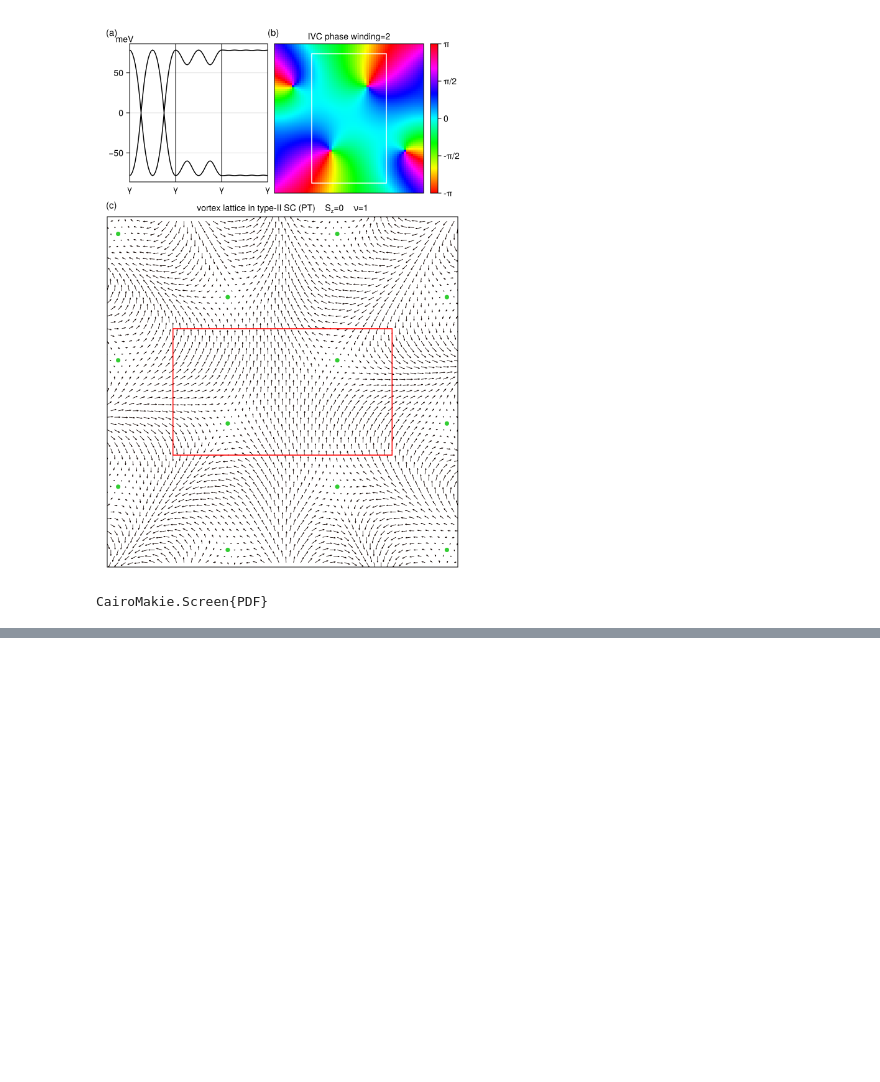
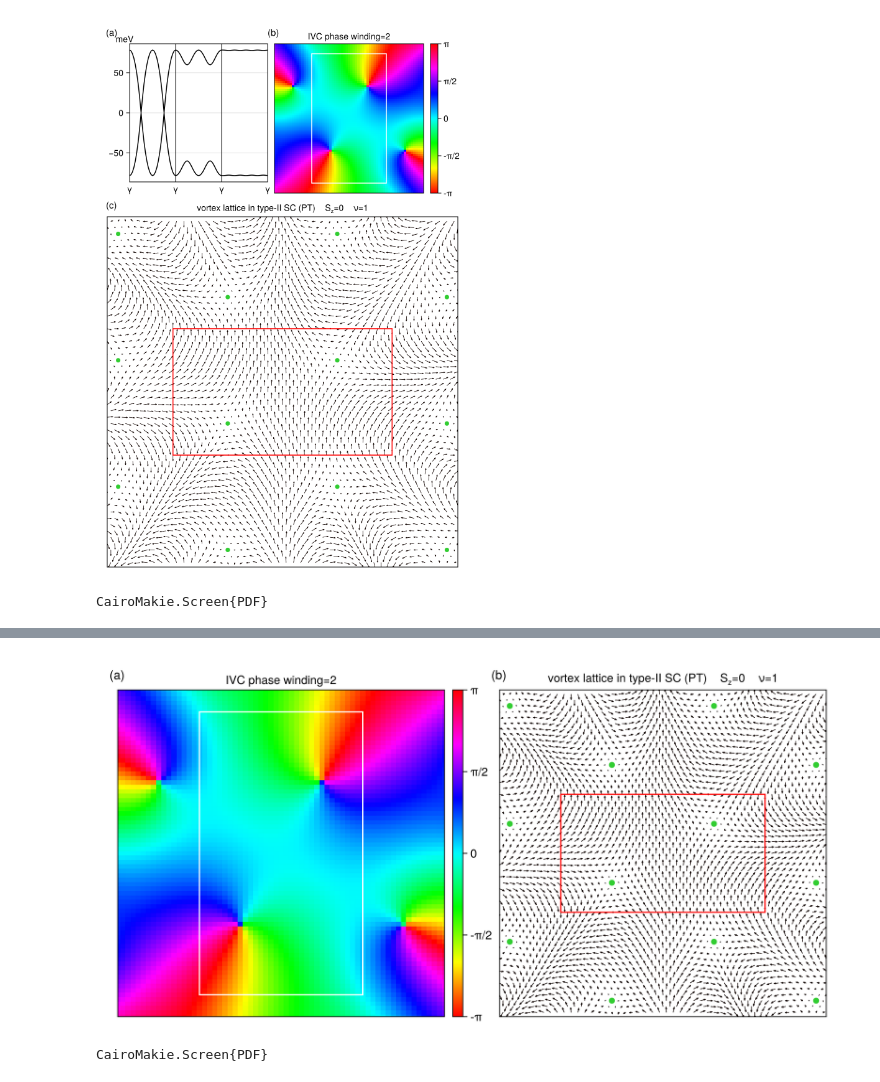
Before and after one commit to Zou-Bo/MoireIVC.jl, a Jupyter notebook: publication figures/AbrikosovVortexLattice.ipynb, the cells around one changed output, grey strips where cells are left out. Drawn from its saved outputs; the diff is of its cells as text; code cells hidden in the pictures; blank space fills up the shorter version.

```diff
--- a/publication figures/AbrikosovVortexLattice.ipynb
+++ b/publication figures/AbrikosovVortexLattice.ipynb
@@ -218,0 +259,12 @@ CairoMakie.Screen{PDF}
+# %%
+colgap!(AVL_plot2.layout, 0)
+#colsize!(AVL_plot2.layout, 1, 260)
+
+
+AVL_plot2
+# %% [output]
+[figure, added]
+# %%
+save("AbrikosovVL_horizontal.pdf", AVL_plot2)
+# %% [output]
+CairoMakie.Screen{PDF}
```
Also changed, not shown: parts of 4 cells of this notebook, 3 other files.
